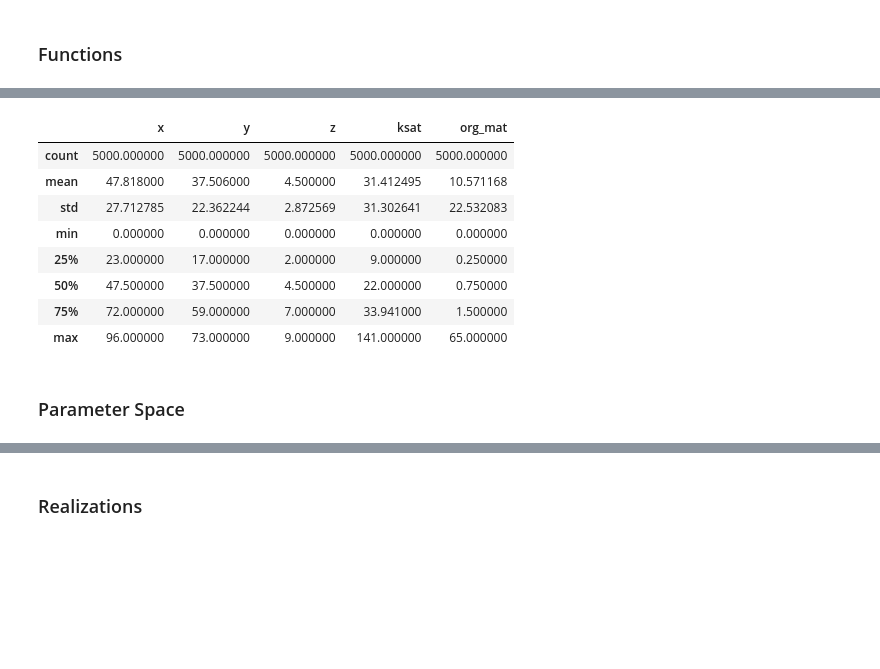
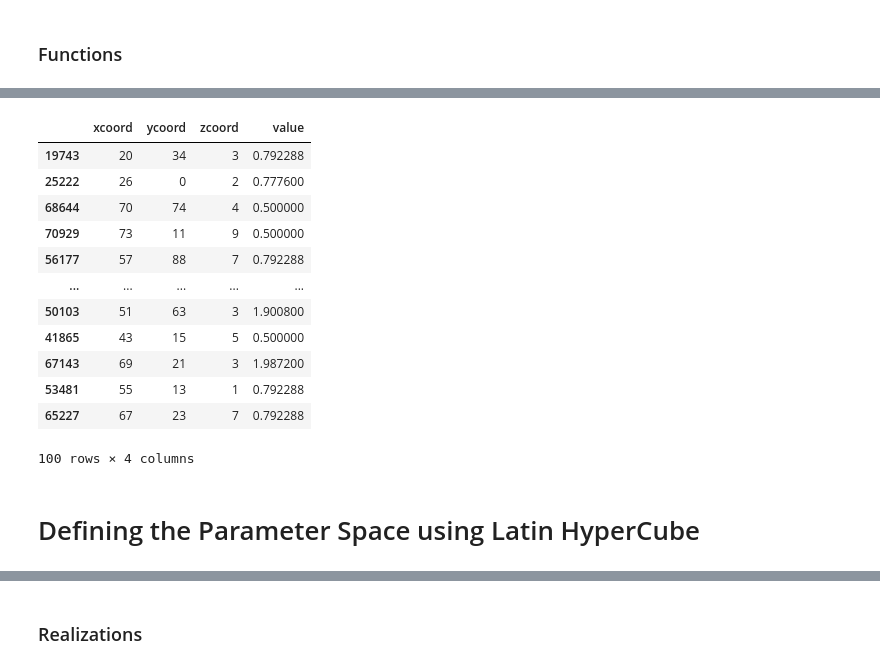
Before and after one commit to wgnesda/contam_geostats, a Jupyter notebook: ModelingORA_v1.ipynb, the cells around one changed output, grey strips where cells are left out. Saved outputs shown, nothing was run; the diff lists cells and outputs as text; code cells hidden in the pictures; blank space fills up the shorter version.

```diff
--- a/ModelingORA_v1.ipynb
+++ b/ModelingORA_v1.ipynb
@@ -163,13 +140,0 @@ def plot_cube(cube, angle=320):
-# %%
-#Model Grid with head values for wells pumping at 500gpm
-
-heads500 = pd.read_csv('C:\\Users\\willg\\OneDrive\\Documents\\2_School\\GraduateSchool\\Fall2021\\!Research\\Geostatistics_paper\\ModelData\\Airport_heads500gpm.csv')
-#observing dataframe information if need be
-
-#converting pandas dataframe to numpy array
-heads500_array = heads500.to_numpy()
-# ksat_data.shape
-
-x = np.array(heads500_array[1:,0])
-y = np.array(heads500_array[1:,1])
-head500_data = np.array(heads500_array[1:,2])
@@ -177,0 +214,31 @@ head500_data = np.array(heads500_array[1:,2])
+# %%
+#attempt to convert raster array back to x,y,z,value columns
+ksat_cube_coord = []
+for x in range(len(ksat_cube_test)):
+    for y in range(len(ksat_cube_test[x])):
+        for z in range(len(ksat_cube_test[x][y])):
+            ksat_cube_coord.append(
+            {
+                'xcoord': x,
+                'ycoord': y,
+                'zcoord': z,
+                'value': ksat_cube_test[x,y,z]
+            }
+            )
+# %%
+# coords.shape
+ksat_cube_df = pd.DataFrame(ksat_cube_coord)
+# %% [output]
+|  | xcoord | ycoord | zcoord | value |
+| 19743 | 20 | 34 | 3 | 0.792288 |
+| 25222 | 26 | 0 | 2 | 0.777600 |
+| 68644 | 70 | 74 | 4 | 0.500000 |
+| 70929 | 73 | 11 | 9 | 0.500000 |
+| 56177 | 57 | 88 | 7 | 0.792288 |
+| ... | ... | ... | ... | ... |
+| 50103 | 51 | 63 | 3 | 1.900800 |
+| 41865 | 43 | 15 | 5 | 0.500000 |
+| 67143 | 69 | 21 | 3 | 1.987200 |
+| 53481 | 55 | 13 | 1 | 0.792288 |
+| 65227 | 67 | 23 | 7 | 0.792288 |
+100 rows × 4 columns
@@ -178,17 +258,16 @@ head500_data = np.array(heads500_array[1:,2])
 # %%
+#randomly sampled conditional kriging GIS data
 #500 randomly sampled points across model boundary (Each point contains full depth profile)
 airprt_params = pd.read_csv('C:\\Users\\willg\\OneDrive\\Documents\\2_School\\GraduateSchool\\Fall2021\\!Research\\Geostatistics_paper\\ModelData\\Airport_modelParams.csv' )
-airprt_params.describe()
+# airprt_params.head()
+# airprt_params = airprt_params.loc[airprt_params['ksat mday'] == '0.0', 'ksat_mday'] = 0.5
 
-# airprt_params_array = heads500.to_numpy()
+#randomly sampling 100 points
+airport_params_sample =  airprt_params.sample(n = 200)
+airport_params_array = airport_params_sample.to_numpy()
+
+x_cond = airport_params_array[:,0]
+y_cond = airport_params_array[:,1]
+z_cond = airport_params_array[:,2]
+ksat = airport_params_array[:,5] #m/day
-# %% [output]
-|  | x | y | z | ksat | org_mat |
-| count | 5000.000000 | 5000.000000 | 5000.000000 | 5000.000000 | 5000.000000 |
-| mean | 47.818000 | 37.506000 | 4.500000 | 31.412495 | 10.571168 |
-| std | 27.712785 | 22.362244 | 2.872569 | 31.302641 | 22.532083 |
-| min | 0.000000 | 0.000000 | 0.000000 | 0.000000 | 0.000000 |
-| 25% | 23.000000 | 17.000000 | 2.000000 | 9.000000 | 0.250000 |
-| 50% | 47.500000 | 37.500000 | 4.500000 | 22.000000 | 0.750000 |
-| 75% | 72.000000 | 59.000000 | 7.000000 | 33.941000 | 1.500000 |
-| max | 96.000000 | 73.000000 | 9.000000 | 141.000000 | 65.000000 |
 # %%
@@ -198,4 +278,4 @@ depth = np.arange(['1', '7', '13', '8', '14', '3', '9', '13']) #feet
 hyd_cond = np.arange(['10.454', '12.442', '1.058', '14.602', '14.602', '2.906', '24.970', '18.1656']) #m/day
 # %% [markdown]
-### Parameter Space
+# Defining the Parameter Space using Latin HyperCube
 # %%
```
Also changed, not shown: parts of 31 cells of this notebook.
